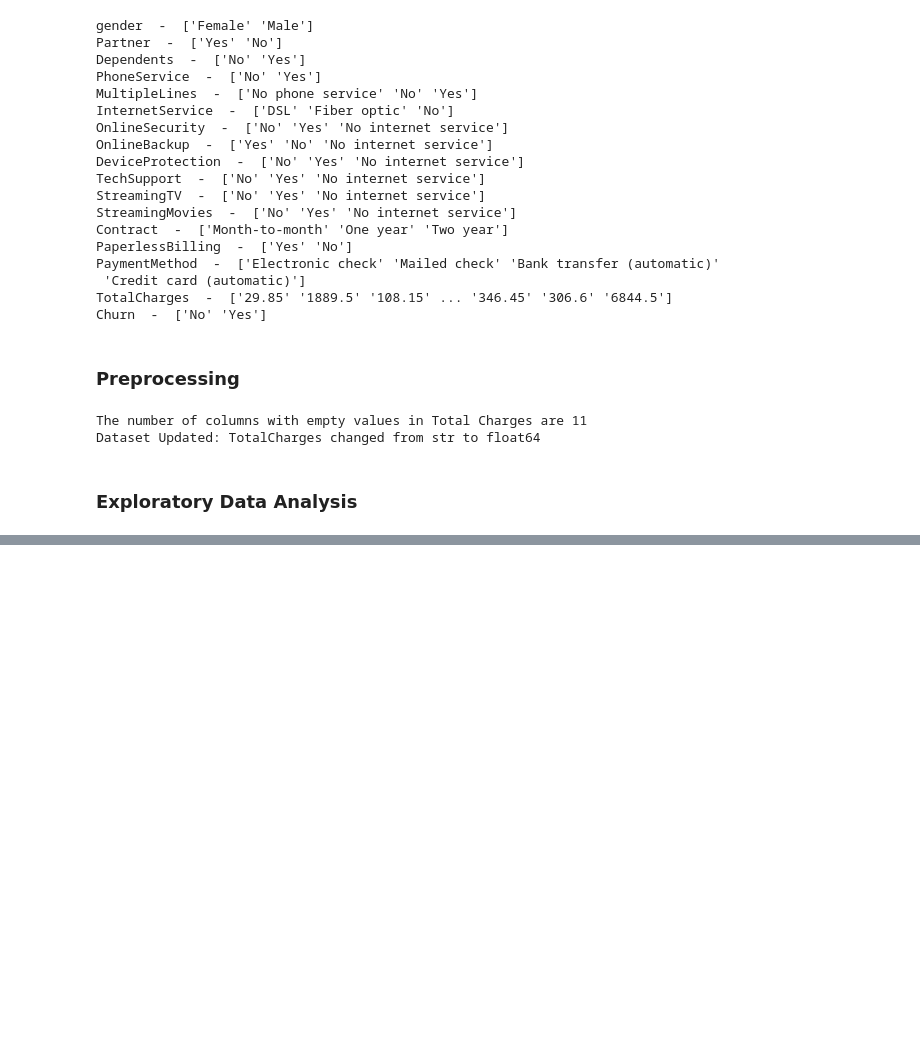
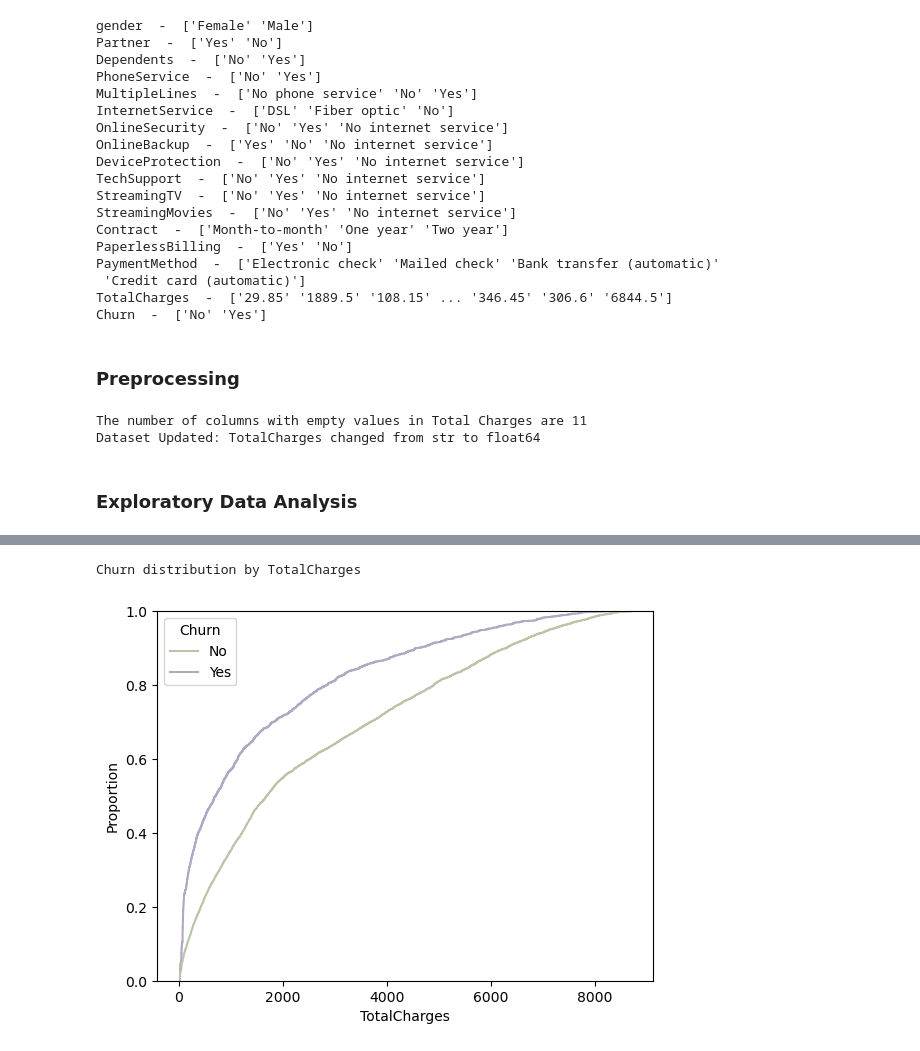
Before and after one commit to HP3-16/machine-learning-projects, a Jupyter notebook: telco-churn-pred/main_notebook.ipynb, the cells around one changed output, grey strips where cells are left out. Drawn from its saved outputs; the diff is of its cells as text; code cells hidden in the pictures; blank space fills up the shorter version.

```diff
--- a/telco-churn-pred/main_notebook.ipynb
+++ b/telco-churn-pred/main_notebook.ipynb
@@ -157,0 +165,5 @@ Churn distribution by InternetService
+# %%
+cdf_plot(df,['TotalCharges'])
+# %% [output]
+Churn distribution by TotalCharges
+[figure, added]
```
Also changed, not shown: parts of 37 cells of this notebook, 1 other file.
